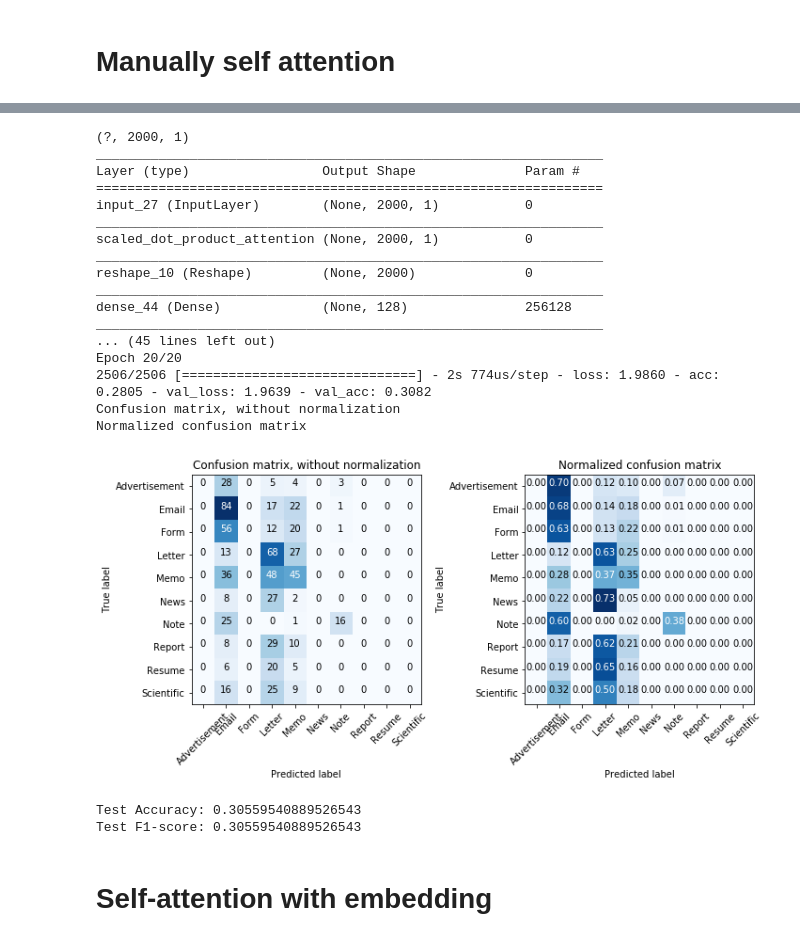
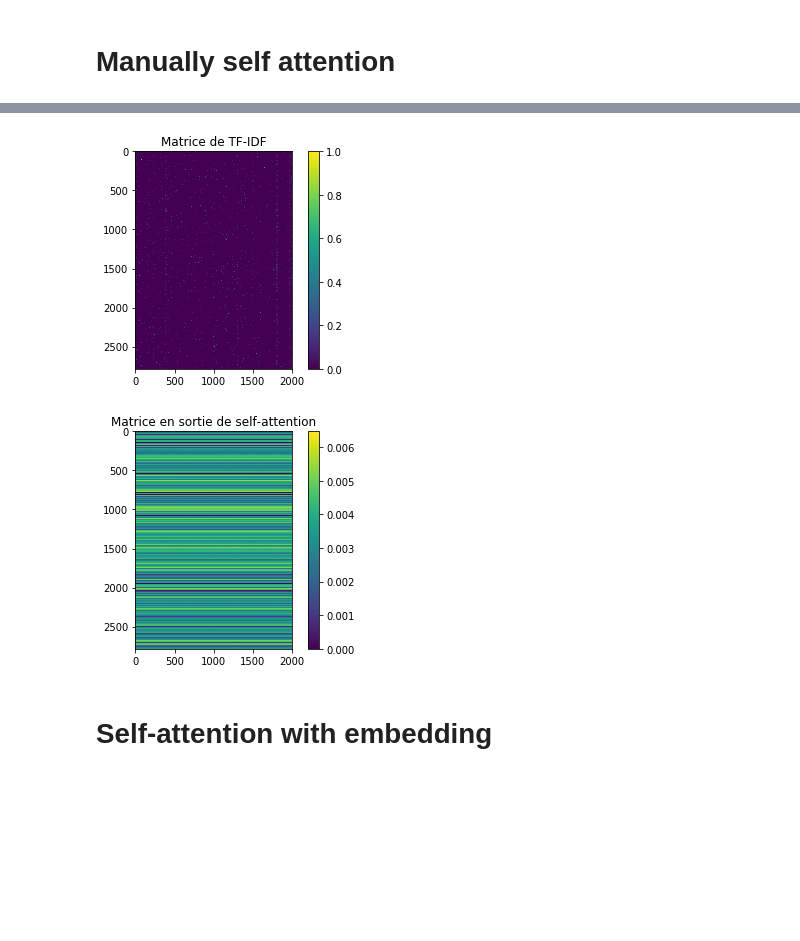
Before and after one commit to Rouen-NLP/final-lab-XUJitao, a Jupyter notebook: Final_Project.ipynb, the cells around one changed output, grey strips where cells are left out. Drawn from its saved outputs; the diff is of its cells as text; code cells hidden in the pictures; blank space fills up the shorter version.

```diff
--- a/Final_Project.ipynb
+++ b/Final_Project.ipynb
@@ -674,16 +644,7 @@ plt.colorbar()
 # %%
+mat = x_train_tf_dense[:,:,0]
 atts = np.empty(mat.shape)
 for i in range(mat.shape[0]):
-    if i % 500 == 0:
-        print(i)
-        plt.figure(figsize=(10, 8))
-        plt.subplot(121)
-        plt.imshow(single)
-        plt.colorbar()
-        plt.subplot(122)
-        plt.imshow(ps)
-        plt.colorbar()
-        plt.show()
     q = np.array(mat[i, :]).reshape((2000, 1))
     k = np.array(mat[i, :]).reshape((2000, 1))
     single = np.dot(q, k.T)
@@ -693,9 +654,3 @@ for i in range(mat.shape[0]):
         ps[j,:] /= np.sum(ps[j,:])
     att = np.dot(ps, k)
     atts[i, :] = att.T
-plt.figure()
-plt.imshow(mat)
-plt.colorbar()
-plt.figure()
-plt.imshow(atts)
-plt.colorbar()
@@ -716,31 +657,16 @@ plt.colorbar()
-# %%
-#y_train, y_test, train_y_cat, test_y_cat = class_str_2_ind_label(y_train, y_test)
-model = get_model()
-history = TrainingHistory(x_test_tf_dense, y_test, CLASSES_LIST)
-y_predicted = train_fit_predict(model, x_train_tf_dense, x_test_tf_dense, train_y_cat, history).argmax(1)
-plot_conf_mat(y_test, y_predicted)
-print("Test Accuracy:", accuracy_score(y_test, y_predicted))
-print("Test F1-score:", f1_score(y_test, y_predicted, average="micro"))
-# %% [output]
-(?, 2000, 1)
-_________________________________________________________________
-Layer (type)                 Output Shape              Param #
-=================================================================
-input_27 (InputLayer)        (None, 2000, 1)           0
-_________________________________________________________________
-scaled_dot_product_attention (None, 2000, 1)           0
-_________________________________________________________________
-reshape_10 (Reshape)         (None, 2000)              0
-_________________________________________________________________
-dense_44 (Dense)             (None, 128)               256128
-_________________________________________________________________
-... (45 lines left out)
-Epoch 20/20
-2506/2506 [==============================] - 2s 774us/step - loss: 1.9860 - acc: 0.2805 - val_loss: 1.9639 - val_acc: 0.3082
-Confusion matrix, without normalization
-Normalized confusion matrix
-[figure, removed]
-Test Accuracy: 0.30559540889526543
-Test F1-score: 0.30559540889526543
+# %%
+plt.figure()
+plt.title("Matrice de TF-IDF")
+plt.imshow(mat)
+plt.colorbar()
+plt.savefig('tf_idf.png')
+plt.figure()
+plt.title('Matrice en sortie de self-attention')
+plt.imshow(atts)
+plt.colorbar()
+plt.savefig('self_att.png')
+# %% [output]
+[figure, added]
+[figure, added]
 # %% [markdown]
 # Self-attention with embedding
```
Also changed, not shown: parts of 33 cells of this notebook, 4 other files.
